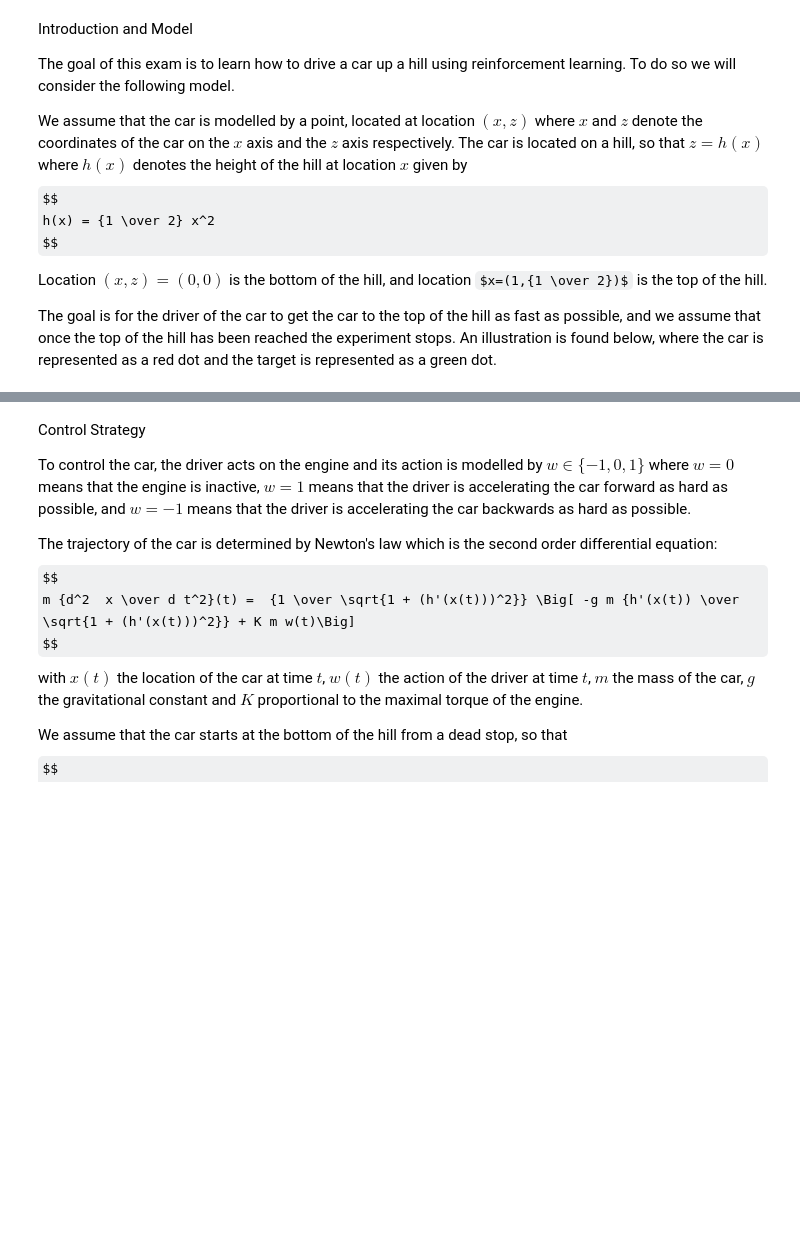
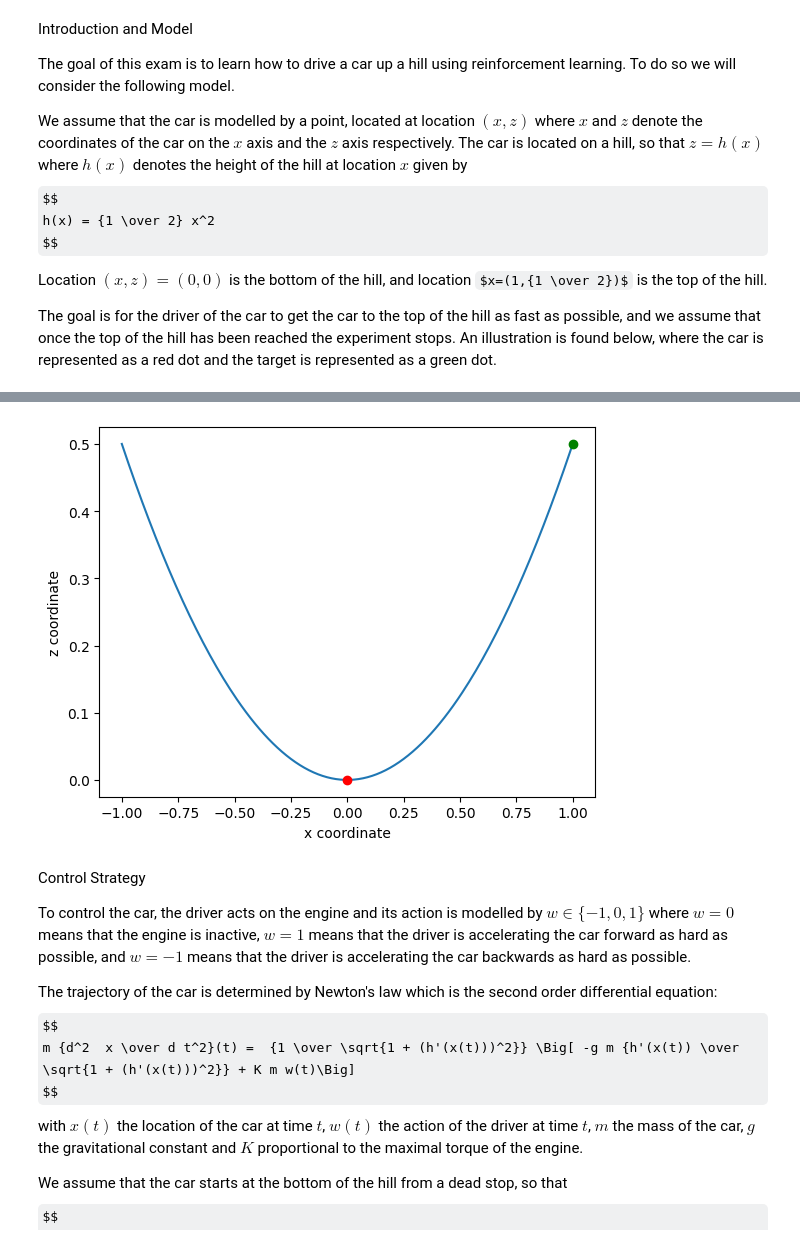
Before and after one commit to JustinJuhel/ExamRL, a Jupyter notebook: HOCQUETTE_JUHEL.ipynb, the cells around one changed output, grey strips where cells are left out. Saved outputs shown, nothing was run; the diff lists cells and outputs as text; code cells hidden in the pictures; some formulas as TeX source; blank space fills up the shorter version.

```diff
--- a/HOCQUETTE_JUHEL.ipynb
+++ b/HOCQUETTE_JUHEL.ipynb
@@ -38,6 +40,7 @@ x_vector = np.arange(-1,1+deltax,deltax)
 z_vector = 0.5*(x_vector) ** 2
 x_0 = 0
 z_0 = 0
+plt.figure()
 plt.plot(x_vector, z_vector)
 plt.plot(x_0, z_0,'ro')
 plt.plot(1, 0.5,'go')
@@ -50,3 +51,4 @@ plt.show()
+[figure, added]
 # %% [markdown]
 Control Strategy
 
```
Also changed, not shown: parts of 19 cells of this notebook, 14 other files.
